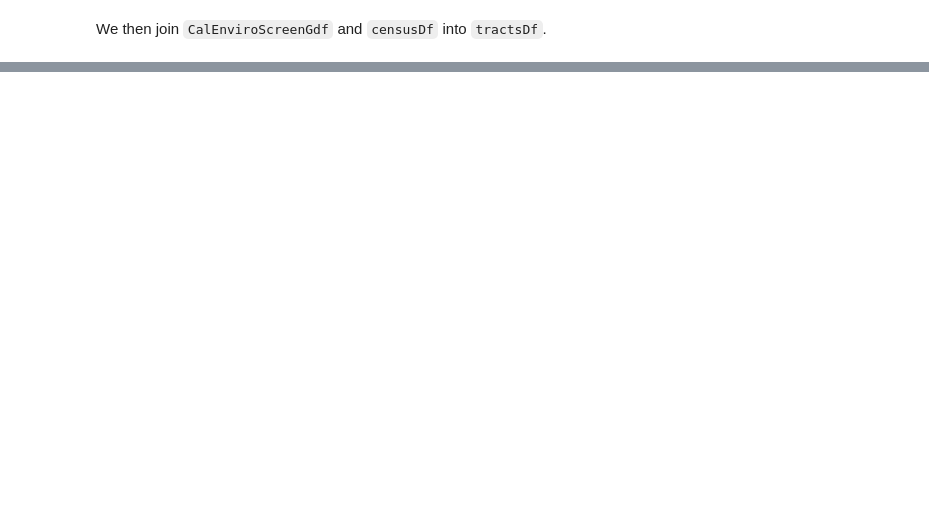
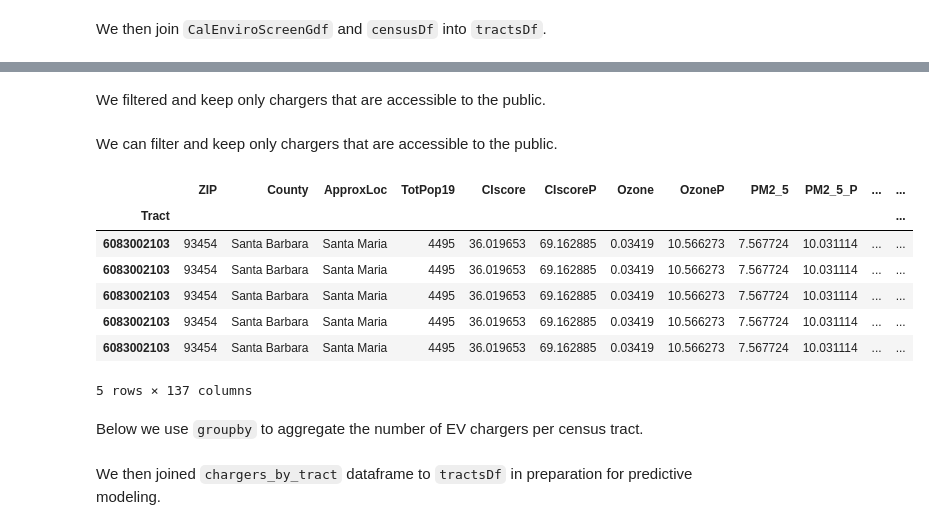
Before and after one commit to opheliasin/ev-charger-sales, a Jupyter notebook: Question 1 - Data wrangling.ipynb, the cells around one changed output, grey strips where cells are left out. Cells and saved outputs as stored; diff of their text form; code cells hidden in the pictures; blank space fills up the shorter version.

Commit message:
updated data wrangling file

```diff
--- a/Question 1 - Data wrangling.ipynb
+++ b/Question 1 - Data wrangling.ipynb
@@ -54,3 +53,6 @@ CalEnviroScreenGdf['Tract'] = CalEnviroScreenGdf['Tract'].astype(int)
+# %%
+CalEnviroScreenGdf = gpd.read_file('data/CES4/CES4 Final Shapefile.shp')
+CalEnviroScreenGdf['Tract'] = CalEnviroScreenGdf['Tract'].astype(int)
 # %% [markdown]
 We then join `CalEnviroScreenGdf` and `censusDf` into `tractsDf`.
 # %%
@@ -59,0 +72,25 @@ Now we output the joined dataframe as a
+# %%
+#request chargers from NREL
+apiKey = "eCN7llpPT79TmygqmvC71QdnnWdOquoRdnCR1DXo"
+nrelString = "https://developer.nrel.gov/api/alt-fuel-stations/v1.geojson?api_key={}&fuel_type=ELEC&state=CA".format(apiKey)
+chargers = gpd.read_file(nrelString)
+# %% [markdown]
+We filtered and keep only chargers that are accessible to the public.
+# %%
+chargers = chargers[chargers['access_code'] == 'public']
+# %% [markdown]
+We can filter and keep only chargers that are accessible to the public.
+# %%
+chargers_sjoin = gpd.sjoin(tractsDf, chargers.to_crs('EPSG:3310'), how="inner", predicate='intersects')
+chargers_sjoin.head()
+# %% [output]
+|  | ZIP | County | ApproxLoc | TotPop19 | CIscore | CIscoreP | Ozone | OzoneP | PM2_5 | PM2_5_P | ... | ... |
+| Tract |  |  |  |  |  |  |  |  |  |  |  | ... |
+| 6083002103 | 93454 | Santa Barbara | Santa Maria | 4495 | 36.019653 | 69.162885 | 0.03419 | 10.566273 | 7.567724 | 10.031114 | ... | ... |
+| 6083002103 | 93454 | Santa Barbara | Santa Maria | 4495 | 36.019653 | 69.162885 | 0.03419 | 10.566273 | 7.567724 | 10.031114 | ... | ... |
+| 6083002103 | 93454 | Santa Barbara | Santa Maria | 4495 | 36.019653 | 69.162885 | 0.03419 | 10.566273 | 7.567724 | 10.031114 | ... | ... |
+| 6083002103 | 93454 | Santa Barbara | Santa Maria | 4495 | 36.019653 | 69.162885 | 0.03419 | 10.566273 | 7.567724 | 10.031114 | ... | ... |
+| 6083002103 | 93454 | Santa Barbara | Santa Maria | 4495 | 36.019653 | 69.162885 | 0.03419 | 10.566273 | 7.567724 | 10.031114 | ... | ... |
+5 rows × 137 columns
+# %% [markdown]
+Below we use `groupby` to aggregate the number of EV chargers per census tract.
@@ -59,0 +102,2 @@ Now we output the joined dataframe as a
+# %% [markdown]
+We then joined `chargers_by_tract` dataframe to `tractsDf` in preparation for predictive modeling.
```
Also changed, not shown: parts of 13 cells of this notebook, 4 other files.
